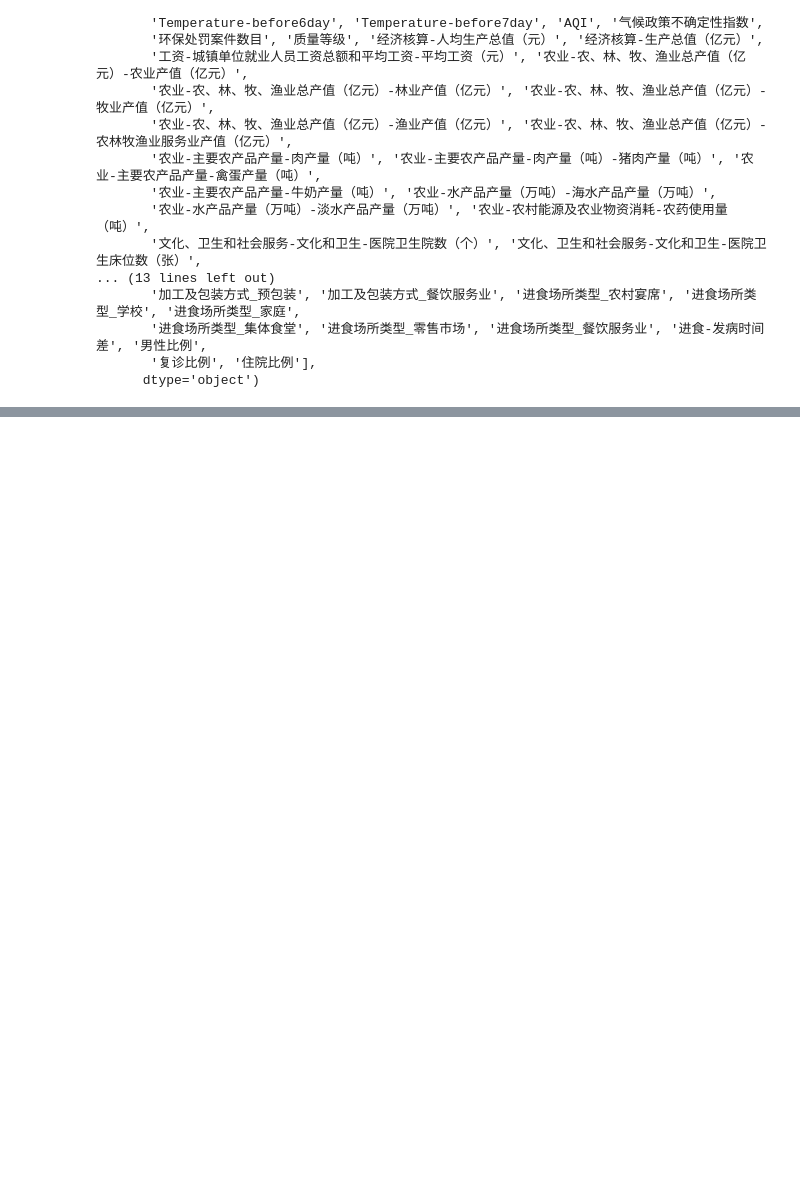
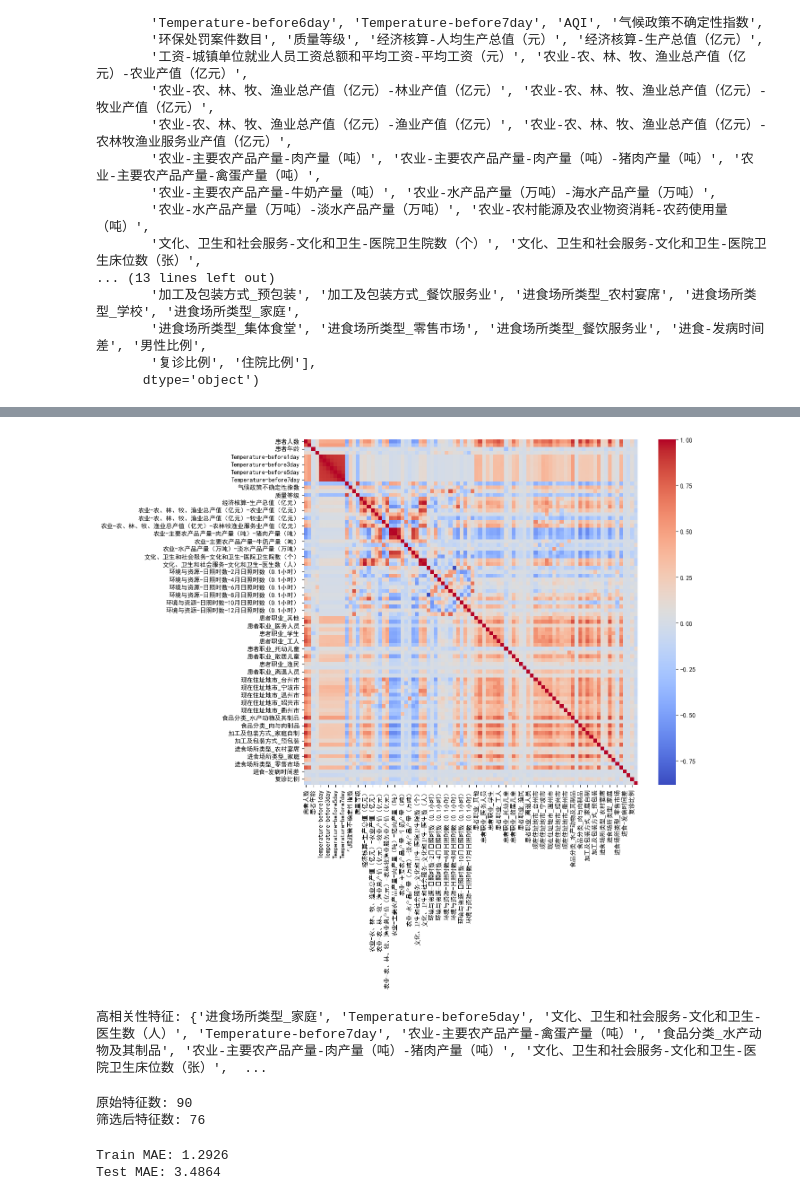
Before and after one commit to QuikZiHao/food_disease_predict, a Jupyter notebook: data preprocess.ipynb, the cells around one changed output, grey strips where cells are left out. Drawn from its saved outputs; the diff is of its cells as text; code cells hidden in the pictures; blank space fills up the shorter version.

```diff
--- a/data preprocess.ipynb
+++ b/data preprocess.ipynb
@@ -835,0 +869,68 @@ Index(['Total_Cases', 'Foodborne_Cases', 'Foodborne_Rate', 'Target', 'Year',
+# %%
+import seaborn as sns
+import numpy as np
+
+# 计算特征的相关性矩阵
+corr_matrix = X_train.corr()
+
+# 找出相关性大于 0.9 的特征对
+high_corr_features = np.where(np.abs(corr_matrix) > 0.9)
+
+plt.figure(figsize=(12, 10))
+sns.heatmap(corr_matrix, cmap="coolwarm", annot=False)
+plt.show()
+# %% [output]
+[figure, added]
+# %%
+# 找出相关性大于 0.9 的特征对
+high_corr_features = set()
+threshold = 0.9  # 相关性阈值
+
+for i in range(len(corr_matrix.columns)):
+    for j in range(i):
+        if abs(corr_matrix.iloc[i, j]) > threshold:
+            colname = corr_matrix.columns[i]
+            high_corr_features.add(colname)
+
+print("高相关性特征:", high_corr_features)
+# %% [output]
+高相关性特征: {'进食场所类型_家庭', 'Temperature-before5day', '文化、卫生和社会服务-文化和卫生-医生数（人）', 'Temperature-before7day', '农业-主要农产品产量-禽蛋产量（吨）', '食品分类_水产动物及其制品', '农业-主要农产品产量-肉产量（吨）-猪肉产量（吨）', '文化、卫生和社会服务-文化和卫生-医院卫生床位数（张）',  ...
+# %%
+X_train_filtered = X_train.drop(columns=high_corr_features)
+X_test_filtered = X_test.drop(columns=high_corr_features)
+
+print("原始特征数:", X_train.shape[1])
+print("筛选后特征数:", X_train_filtered.shape[1])
+# %% [output]
+原始特征数: 90
+筛选后特征数: 76
+# %%
+import xgboost as xgb
+from sklearn.metrics import mean_absolute_error
+
+# 训练新的 XGBoost 模型
+model = xgb.XGBRegressor(
+    n_estimators=80,  # 设定树的数量
+    max_depth=6,       # 控制树的深度
+    learning_rate=0.05, # 学习率
+    subsample=0.8,     # 采样比例，减少过拟合
+    colsample_bytree=0.8,  # 每棵树随机选择 80% 特征
+    random_state=42
+)
+
+# 训练模型
+model.fit(X_train_filtered, y_train)
+
+# 预测训练集 & 测试集
+y_train_pred = model.predict(X_train_filtered)
+y_test_pred = model.predict(X_test_filtered)
+
+# 计算误差
+train_mae = mean_absolute_error(y_train, y_train_pred)
+test_mae = mean_absolute_error(y_test, y_test_pred)
+
+print(f"Train MAE: {train_mae:.4f}")
+print(f"Test MAE: {test_mae:.4f}")
+# %% [output]
+Train MAE: 1.2926
+Test MAE: 3.4864
```
Also changed, not shown: parts of 28 cells of this notebook, 1 other file.
